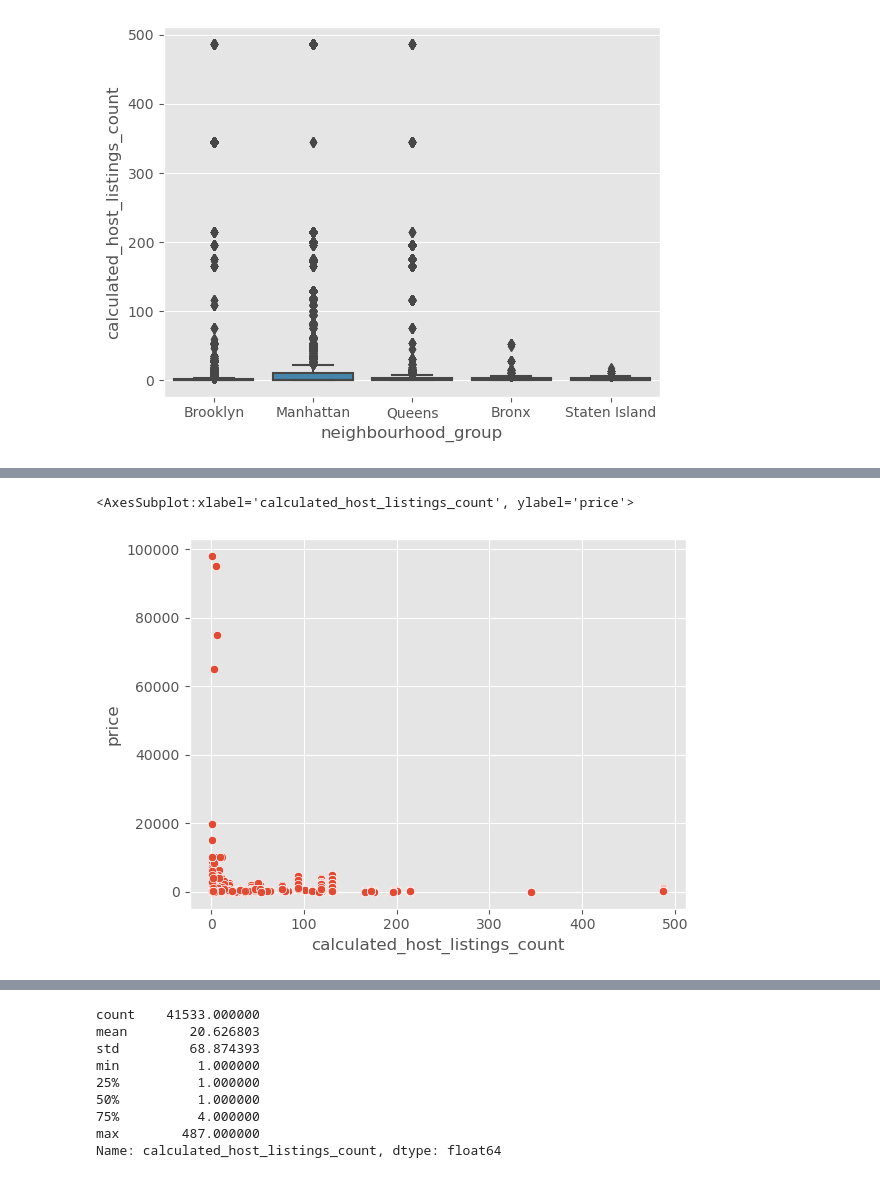
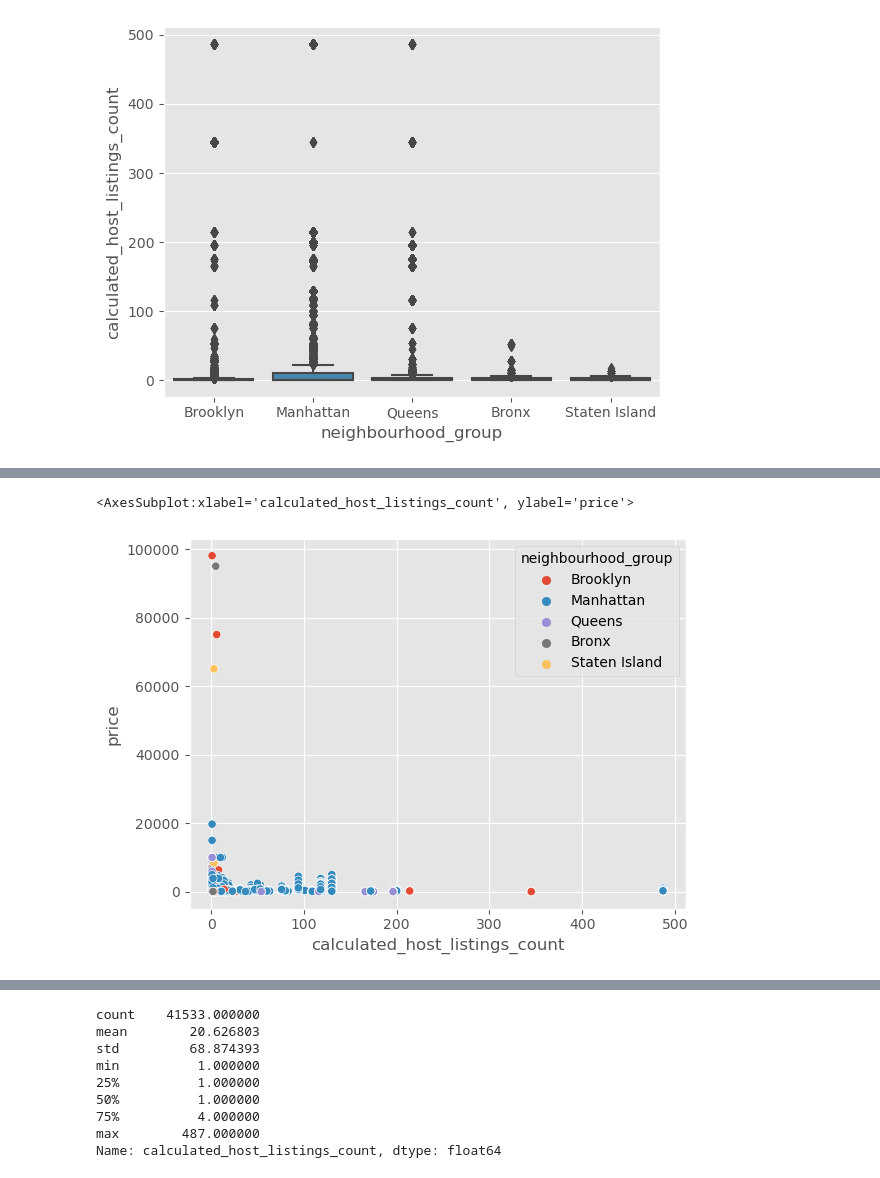
Before and after one commit to liu-roger/data_visualization_project, a Jupyter notebook: visualizations/host_listing_count_vs_price.ipynb, the cells around one changed output, grey strips where cells are left out. Saved outputs shown, nothing was run; the diff lists cells and outputs as text; code cells hidden in the pictures.

```diff
--- a/visualizations/host_listing_count_vs_price.ipynb
+++ b/visualizations/host_listing_count_vs_price.ipynb
@@ -70,5 +77,5 @@ sns.boxplot(x = 'neighbourhood_group', y = 'calculated_host_listings_count', dat
 # %%
-sns.scatterplot(x='calculated_host_listings_count',y='price', data=listingsNYC)
+sns.scatterplot(x='calculated_host_listings_count',y='price', hue='neighbourhood_group', data=listingsNYC)
 # %% [output]
 <AxesSubplot:xlabel='calculated_host_listings_count', ylabel='price'>
-[figure, old version]
+[figure, new version]
```
Also changed, not shown: parts of 11 cells of this notebook, 4 other files.
